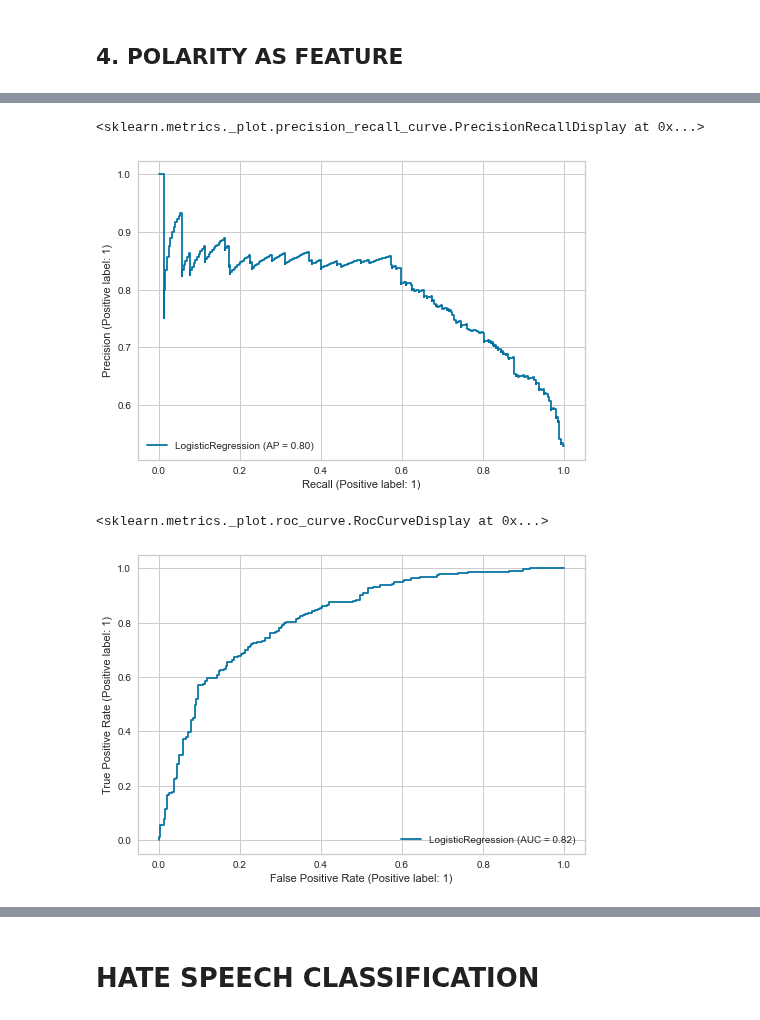
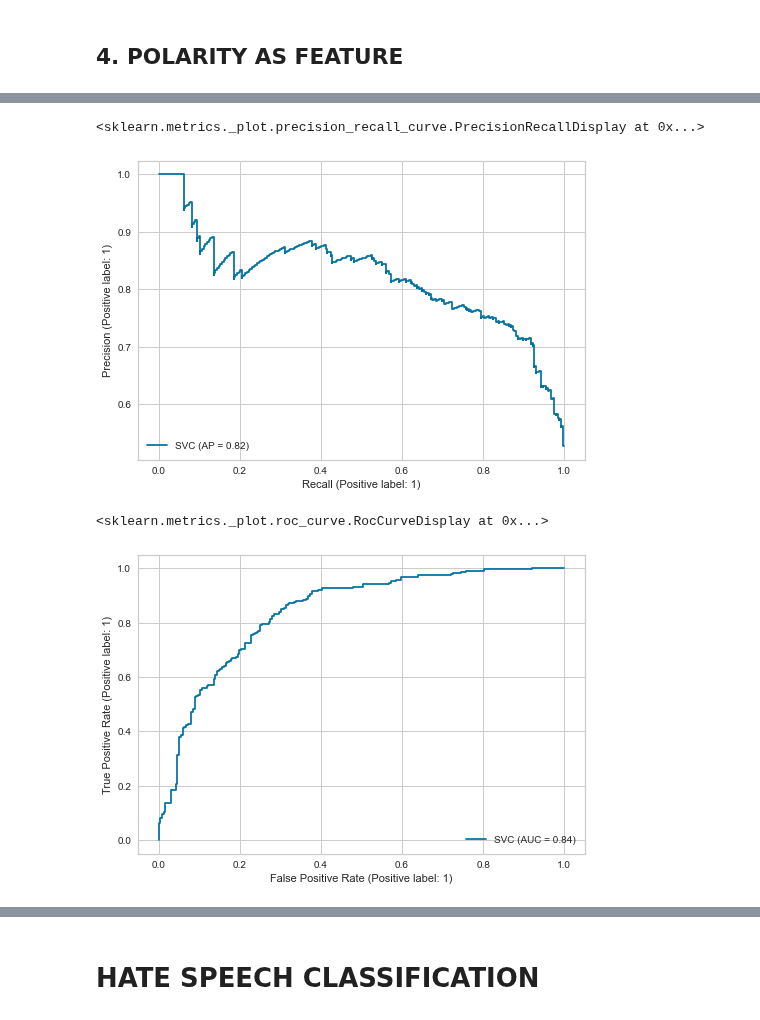
Before and after one commit to martinaviggiano/textsent_project, a Jupyter notebook: 03. Models.ipynb, the cells around one changed output, grey strips where cells are left out. Cells and saved outputs as stored; diff of their text form; code cells hidden in the pictures.

```diff
--- a/03. Models.ipynb
+++ b/03. Models.ipynb
@@ -1292,13 +1292,13 @@ plt.show()
 # %%
-plot_precision_recall_curve(log_fit_f, X_test_f, y_test_f)
+plot_precision_recall_curve(svc_f, X_test_f, y_test_f)
 # %% [output]
 <sklearn.metrics._plot.precision_recall_curve.PrecisionRecallDisplay at 0x...>
-[figure, old version]
+[figure, new version]
 # %%
-plot_roc_curve(log_fit_f,  X_test_f, y_test_f)
+plot_roc_curve(svc_f,  X_test_f, y_test_f)
 # %% [output]
 <sklearn.metrics._plot.roc_curve.RocCurveDisplay at 0x...>
-[figure, old version]
+[figure, new version]
 # %%
 from sklearn.model_selection import StratifiedKFold
 from yellowbrick.datasets import load_game
```
Also changed, not shown: parts of 66 cells of this notebook, 30 other files.
